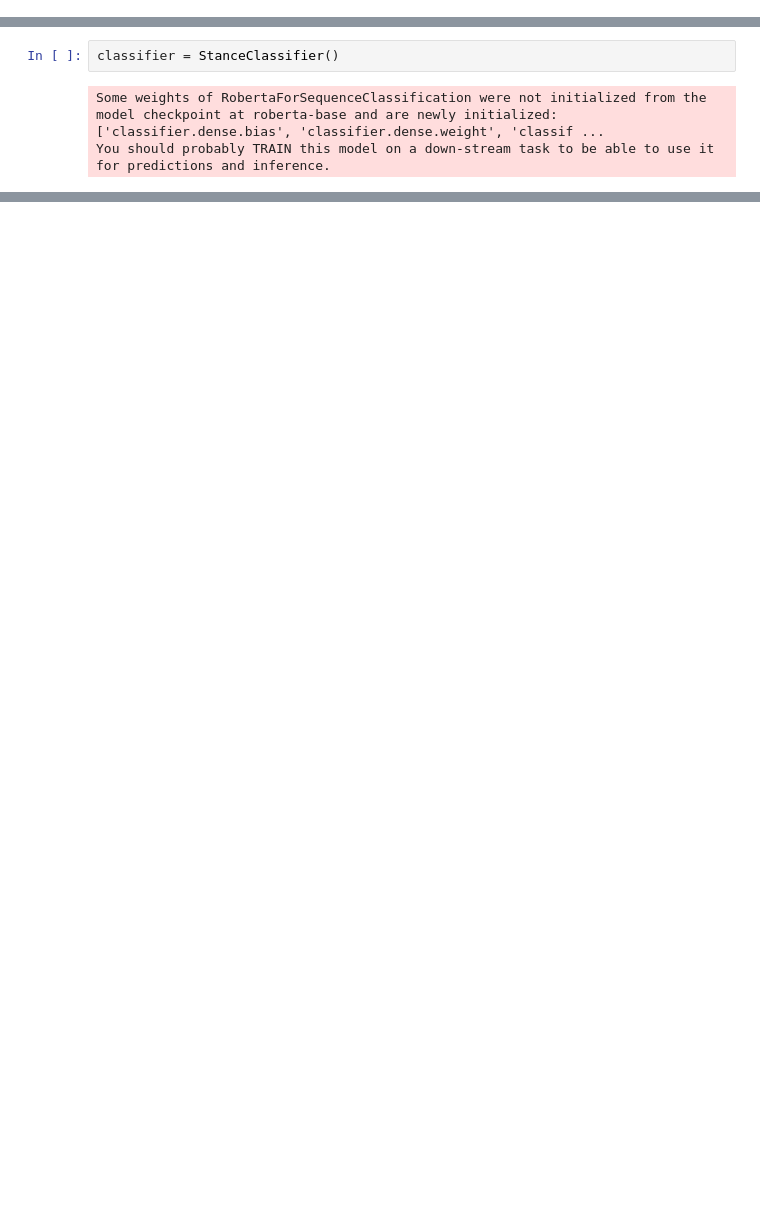
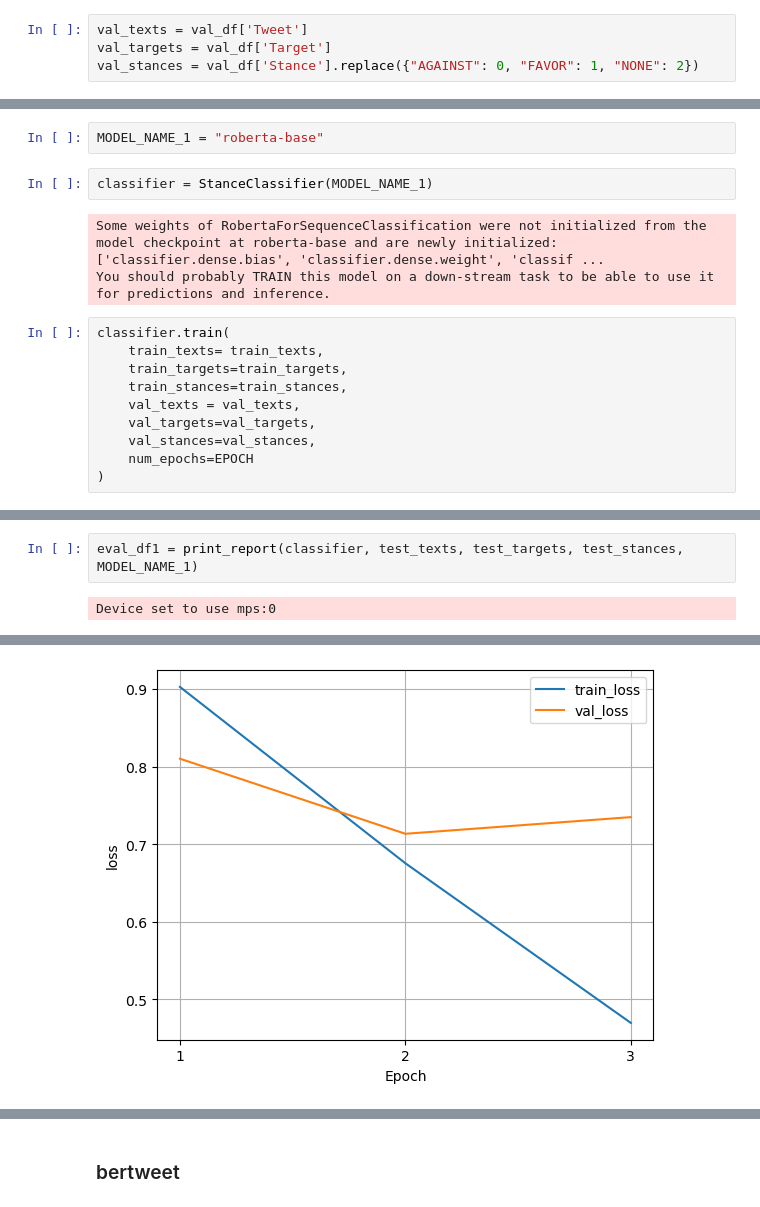
Before and after one commit to bitrao/BERT-tweet-stance-classification, a Jupyter notebook: tweet_stance_classifier.ipynb, the cells around one changed output, grey strips where cells are left out. Drawn from its saved outputs; the diff is of its cells as text; blank space fills up the shorter version.

```diff
--- a/tweet_stance_classifier.ipynb
+++ b/tweet_stance_classifier.ipynb
@@ -31,2 +107,6 @@ train_stances = train_df['Stance']
+# %%
+val_texts = val_df['Tweet']
+val_targets = val_df['Target']
+val_stances = val_df['Stance'].replace({"AGAINST": 0, "FAVOR": 1, "NONE": 2})
 # %% [markdown]
 ## Modelling
@@ -33,5 +115,17 @@ train_stances = train_df['Stance']
+# %%
+MODEL_NAME_1 = "roberta-base"
 # %%
-classifier = StanceClassifier()
+classifier = StanceClassifier(MODEL_NAME_1)
 # %% [output]
 Some weights of RobertaForSequenceClassification were not initialized from the model checkpoint at roberta-base and are newly initialized: ['classifier.dense.bias', 'classifier.dense.weight', 'classif ...
 You should probably TRAIN this model on a down-stream task to be able to use it for predictions and inference.
+# %%
+classifier.train(
+    train_texts= train_texts,
+    train_targets=train_targets,
+    train_stances=train_stances,
+    val_texts = val_texts,
+    val_targets=val_targets,
+    val_stances=val_stances,
+    num_epochs=EPOCH
+)
@@ -37,0 +138,4 @@ You should probably TRAIN this model on a down-stream task to be able to use it
+# %%
+eval_df1 = print_report(classifier, test_texts, test_targets, test_stances, MODEL_NAME_1)
+# %% [output]
+Device set to use mps:0
@@ -37,0 +144 @@ You should probably TRAIN this model on a down-stream task to be able to use it
+[figure, added]
@@ -37,0 +146,2 @@ You should probably TRAIN this model on a down-stream task to be able to use it
+# %% [markdown]
+### bertweet
```
Also changed, not shown: parts of 35 cells of this notebook, 2 other files.
